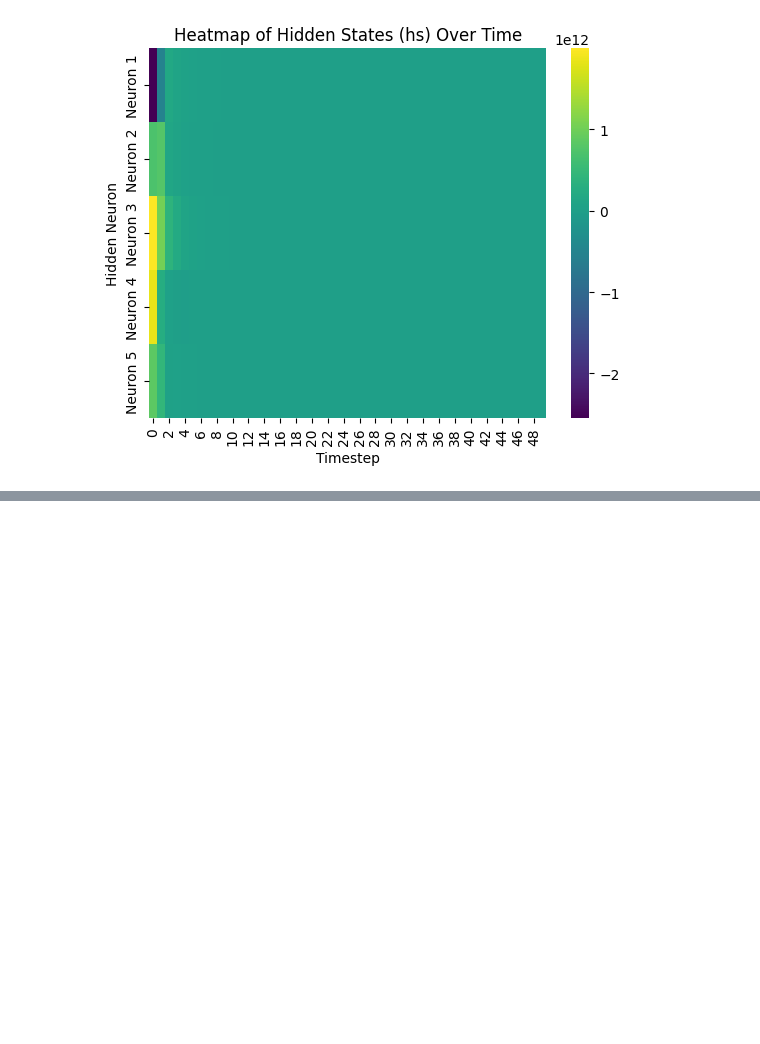
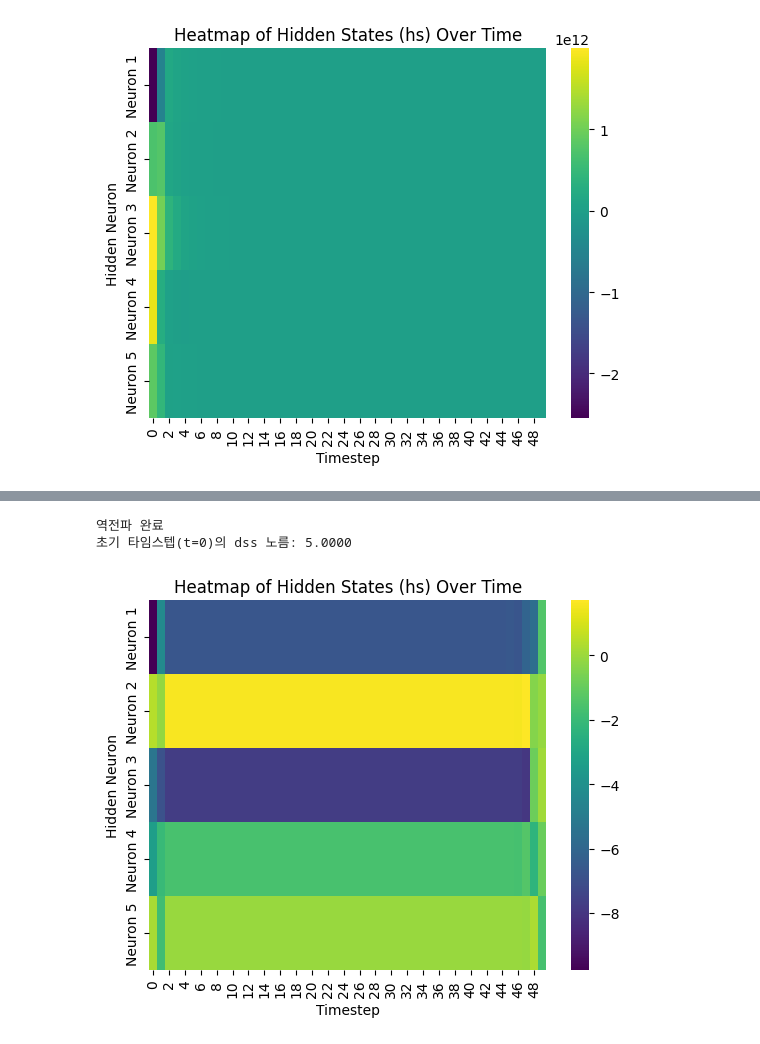
Before and after one commit to ancestor9/2025_Winter_Deep-Learning-with-TensorFlow, a Jupyter notebook: 20260121_05_RNN/Understanding_of_RNN.ipynb, the cells around one changed output, grey strips where cells are left out. Cells and saved outputs as stored; diff of their text form; code cells hidden in the pictures; blank space fills up the shorter version.

```diff
--- a/20260121_05_RNN/Understanding_of_RNN.ipynb
+++ b/20260121_05_RNN/Understanding_of_RNN.ipynb
@@ -313,0 +297,58 @@ plt.show()
+# %%
+import numpy as np
+
+# 하이퍼파라미터 설정
+H = 5    # 은닉 상태(hidden state)의 차원
+T = 50   # 타임 스텝(time steps)의 수
+threshold = 5.0  # 기울기 클리핑 임계값
+
+# 순환 가중치 행렬 초기화
+Whh = np.random.randn(H, H)
+
+# --- RNN 순전파 ---
+hs = {} # 은닉 상태 저장
+ss = {} # 활성화 함수 전 상태 저장
+hs[-1] = np.random.randn(H)
+
+for t in range(T):
+    ss[t] = np.dot(Whh, hs[t-1])
+    hs[t] = np.maximum(0, ss[t]) # ReLU
+
+# --- RNN 역전파 (기울기 클리핑 포함) ---
+dhs = {} # 은닉 상태 기울기
+dss = {} # 활성화 전 상태 기울기
+dhs[T-1] = np.random.randn(H) # 마지막 단계에서 무작위 기울기로 시작
+
+for t in reversed(range(T)):
+    # 1. 비선형성(ReLU)에 대한 역전파
+    dss[t] = (hs[t] > 0) * dhs[t]
+
+    # 2. 기울기 클리핑(Gradient Clipping) 적용
+    # 현재 단계의 기울기 노름(norm) 계산
+    norm = np.linalg.norm(dss[t])
+    if norm > threshold:
+        dss[t] = dss[t] * (threshold / norm)
+
+    # 3. 이전 은닉 상태로의 역전파
+    dhs[t-1] = np.dot(Whh.T, dss[t])
+
+print("역전파 완료")
+print(f"초기 타임스텝(t=0)의 dss 노름: {np.linalg.norm(dss[0]):.4f}")
+# %% [output]
+역전파 완료
+초기 타임스텝(t=0)의 dss 노름: 5.0000
+# %%
+# Extract hidden states into a list, excluding the initial hs[-1]
+states_list = [dhs[t] for t in range(T)]
+
+# Convert the list of hidden states to a numpy array
+states_array = np.array(states_list)
+
+# Plotting the heatmap
+sns.heatmap(states_array.T, cmap='viridis', yticklabels=[f'Neuron {i+1}' for i in range(H)])
+plt.xlabel('Timestep')
+plt.ylabel('Hidden Neuron')
+plt.title('Heatmap of Hidden States (hs) Over Time')
+plt.show()
+# %% [output]
+[figure, added]
```
Also changed, not shown: parts of 2 cells of this notebook.
